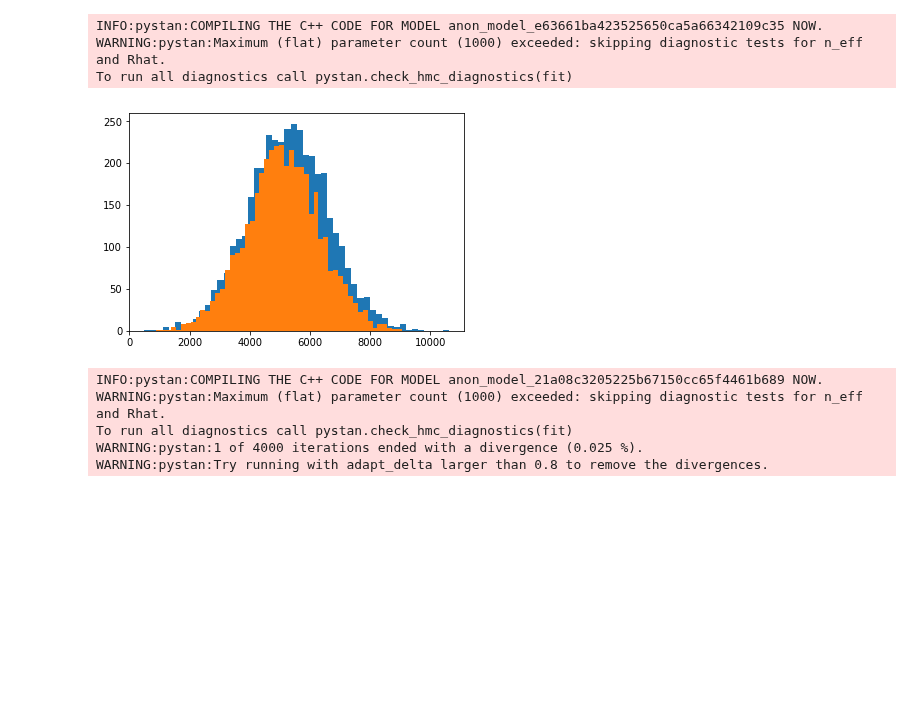
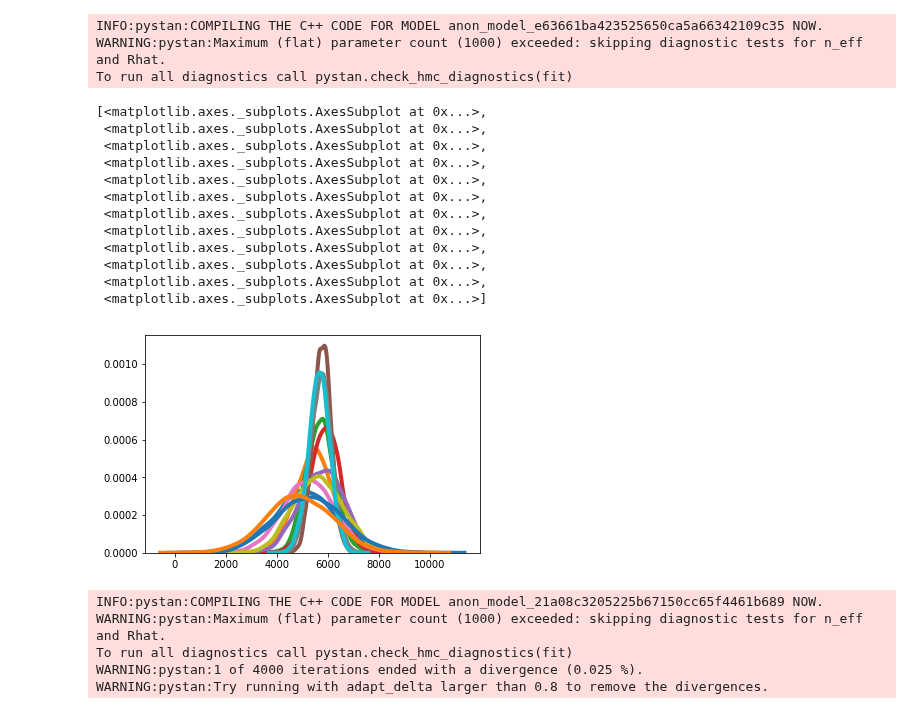
Before and after one commit to Lensku/BDA-Project-Otso-Lensku, a Jupyter notebook: Project.ipynb, the cells around one changed output. Cells and saved outputs as stored; diff of their text form; code cells hidden in the pictures; blank space fills up the shorter version.

Commit message:
add sns density plot placeholder

```diff
--- a/Project.ipynb
+++ b/Project.ipynb
@@ -245,10 +245,30 @@ WARNING:pystan:Maximum (flat) parameter count (1000) exceeded: skipping diagnost
 To run all diagnostics call pystan.check_hmc_diagnostics(fit)
 # %%
 # January
-plt.hist(separate_samples['ypred'][:,10], bins=50);
-plt.hist(separate_samples['ypred'][:,0], bins=50);
+#plt.hist(separate_samples['ypred'][:,10], bins=50);
+#plt.hist(separate_samples['ypred'][:,0], bins=50);
+
+import seaborn as sns
+
+
+[sns.distplot(separate_samples['ypred'][:,i], hist=False, kde=True,
+             bins=int(180/5),
+             hist_kws={'edgecolor':'black'},
+             kde_kws={'linewidth': 4}) for i in range(12)]
 # %% [output]
+[<matplotlib.axes._subplots.AxesSubplot at 0x...>,
+ <matplotlib.axes._subplots.AxesSubplot at 0x...>,
+ <matplotlib.axes._subplots.AxesSubplot at 0x...>,
+ <matplotlib.axes._subplots.AxesSubplot at 0x...>,
+ <matplotlib.axes._subplots.AxesSubplot at 0x...>,
+ <matplotlib.axes._subplots.AxesSubplot at 0x...>,
+ <matplotlib.axes._subplots.AxesSubplot at 0x...>,
+ <matplotlib.axes._subplots.AxesSubplot at 0x...>,
+ <matplotlib.axes._subplots.AxesSubplot at 0x...>,
+ <matplotlib.axes._subplots.AxesSubplot at 0x...>,
+ <matplotlib.axes._subplots.AxesSubplot at 0x...>,
+ <matplotlib.axes._subplots.AxesSubplot at 0x...>]
-[figure, old version]
+[figure, new version]
 # %%
 hierarchical_model = """
 data {
```
